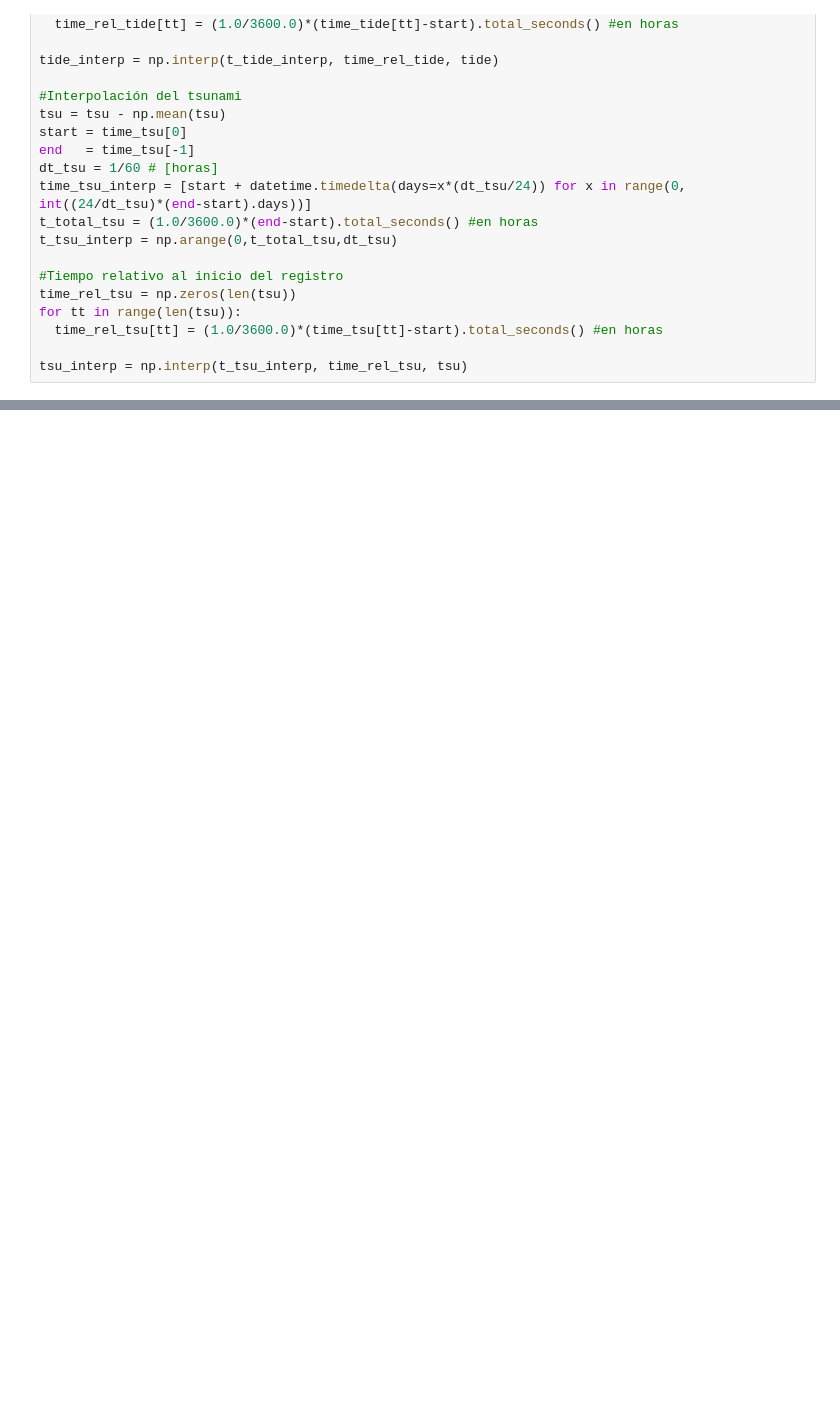
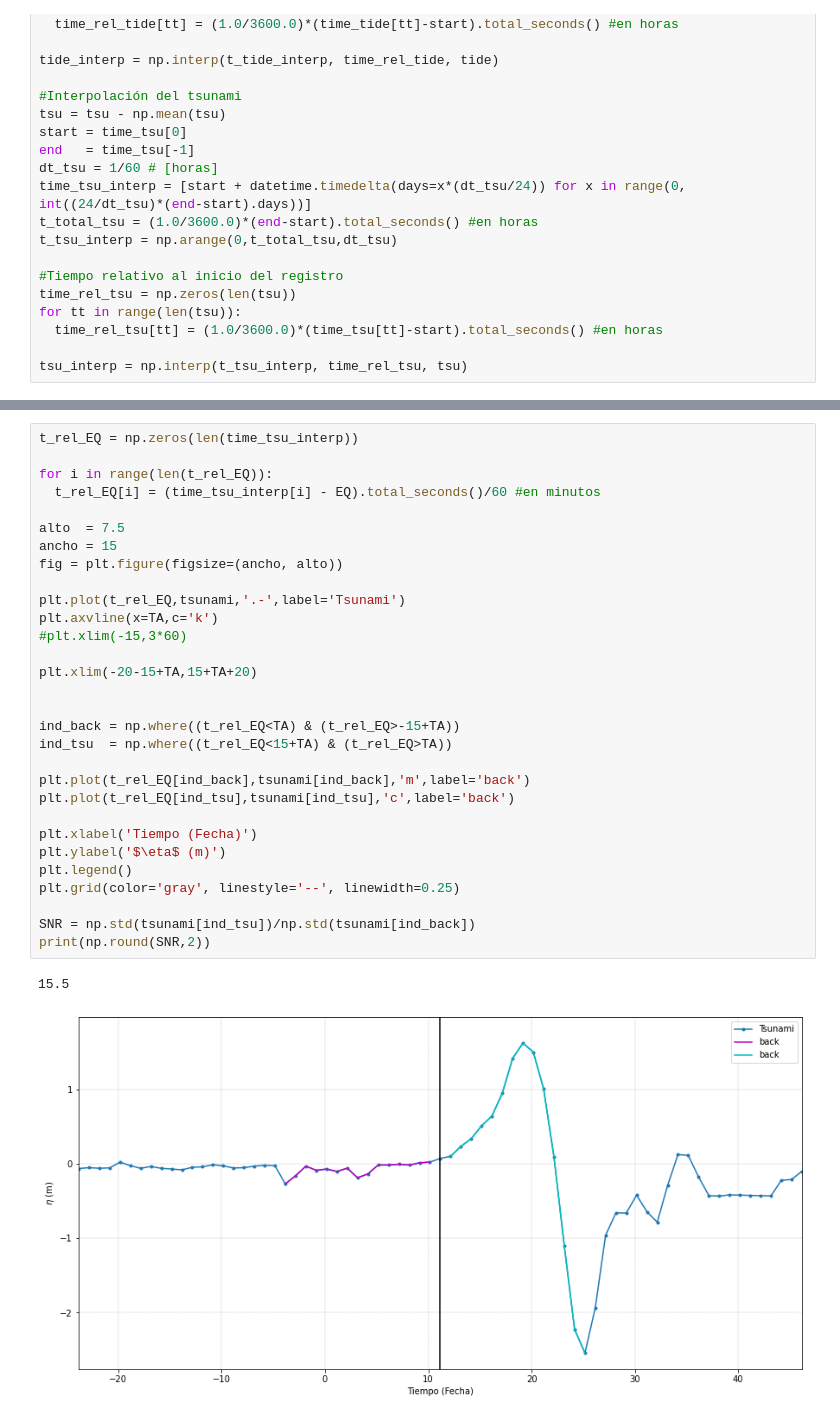
Before and after one commit to mqquiroz/ICH3424, a Jupyter notebook: Procesamiento_Datos_Tsunami.ipynb, the cells around one changed output, grey strips where cells are left out. Saved outputs shown, nothing was run; the diff lists cells and outputs as text; blank space fills up the shorter version.

```diff
--- a/Procesamiento_Datos_Tsunami.ipynb
+++ b/Procesamiento_Datos_Tsunami.ipynb
@@ -260,0 +288,33 @@ plt.grid(color='gray', linestyle='--', linewidth=0.25)
+# %%
+t_rel_EQ = np.zeros(len(time_tsu_interp))
+
+for i in range(len(t_rel_EQ)):
+  t_rel_EQ[i] = (time_tsu_interp[i] - EQ).total_seconds()/60 #en minutos
+
+alto  = 7.5
+ancho = 15
+fig = plt.figure(figsize=(ancho, alto))
+
+plt.plot(t_rel_EQ,tsunami,'.-',label='Tsunami')
+plt.axvline(x=TA,c='k')
+#plt.xlim(-15,3*60)
+
+plt.xlim(-20-15+TA,15+TA+20)
+
+
+ind_back = np.where((t_rel_EQ<TA) & (t_rel_EQ>-15+TA))
+ind_tsu  = np.where((t_rel_EQ<15+TA) & (t_rel_EQ>TA))
+
+plt.plot(t_rel_EQ[ind_back],tsunami[ind_back],'m',label='back')
+plt.plot(t_rel_EQ[ind_tsu],tsunami[ind_tsu],'c',label='back')
+
+plt.xlabel('Tiempo (Fecha)')
+plt.ylabel('$\eta$ (m)')
+plt.legend()
+plt.grid(color='gray', linestyle='--', linewidth=0.25)
+
+SNR = np.std(tsunami[ind_tsu])/np.std(tsunami[ind_back])
+print(np.round(SNR,2))
+# %% [output]
+15.5
+[figure, added]
```
Also changed, not shown: parts of 10 cells of this notebook.
